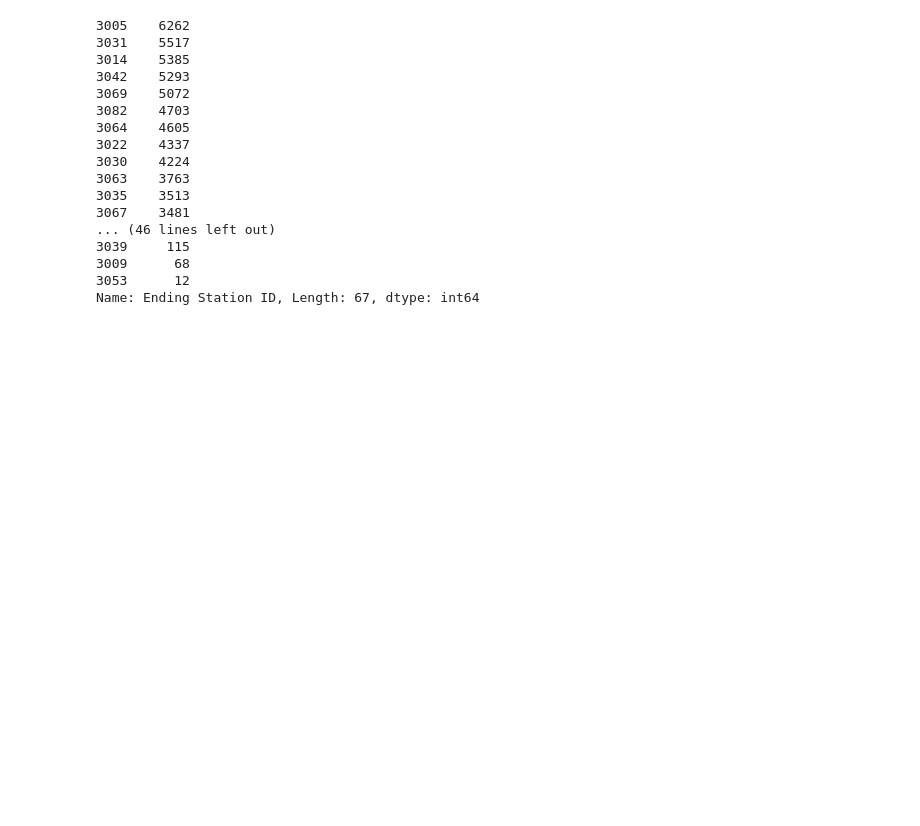
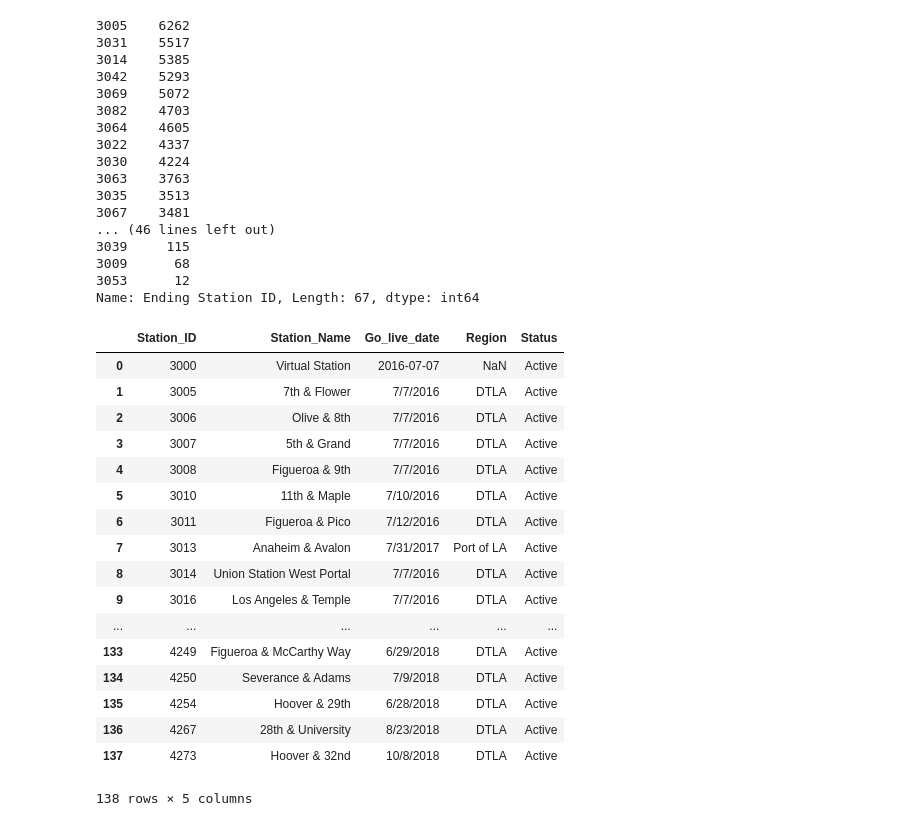
Before and after one commit to SeanTaylorLane/CapitalOne-SES-W2019, a Jupyter notebook: data/Prompt 2.ipynb, the cells around one changed output. Saved outputs shown, nothing was run; the diff lists cells and outputs as text; code cells hidden in the pictures; blank space fills up the shorter version.

```diff
--- a/data/brainstorming.ipynb
+++ b/data/Prompt 2.ipynb
@@ -82,3 +82,26 @@ data['Ending Station ID'].value_counts()
 3009      68
 3053      12
 Name: Ending Station ID, Length: 67, dtype: int64
+# %%
+names = pd.read_csv("metro-bike-share-stations-2018-10-19.csv")
+# %%
+names
+# %% [output]
+|  | Station_ID | Station_Name | Go_live_date | Region | Status |
+| 0 | 3000 | Virtual Station | 2016-07-07 | NaN | Active |
+| 1 | 3005 | 7th & Flower | 7/7/2016 | DTLA | Active |
+| 2 | 3006 | Olive & 8th | 7/7/2016 | DTLA | Active |
+| 3 | 3007 | 5th & Grand | 7/7/2016 | DTLA | Active |
+| 4 | 3008 | Figueroa & 9th | 7/7/2016 | DTLA | Active |
+| 5 | 3010 | 11th & Maple | 7/10/2016 | DTLA | Active |
+| 6 | 3011 | Figueroa & Pico | 7/12/2016 | DTLA | Active |
+| 7 | 3013 | Anaheim & Avalon | 7/31/2017 | Port of LA | Active |
+| 8 | 3014 | Union Station West Portal | 7/7/2016 | DTLA | Active |
+| 9 | 3016 | Los Angeles & Temple | 7/7/2016 | DTLA | Active |
+| ... | ... | ... | ... | ... | ... |
+| 133 | 4249 | Figueroa & McCarthy Way | 6/29/2018 | DTLA | Active |
+| 134 | 4250 | Severance & Adams | 7/9/2018 | DTLA | Active |
+| 135 | 4254 | Hoover & 29th | 6/28/2018 | DTLA | Active |
+| 136 | 4267 | 28th & University | 8/23/2018 | DTLA | Active |
+| 137 | 4273 | Hoover & 32nd | 10/8/2018 | DTLA | Active |
+138 rows × 5 columns
```
Also changed, not shown: 3 other files.
